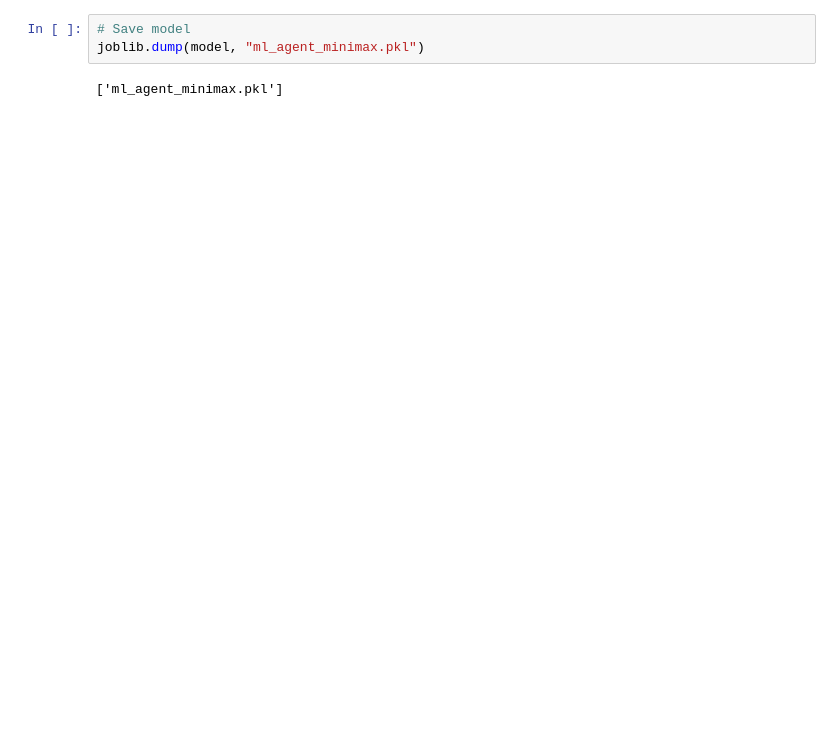
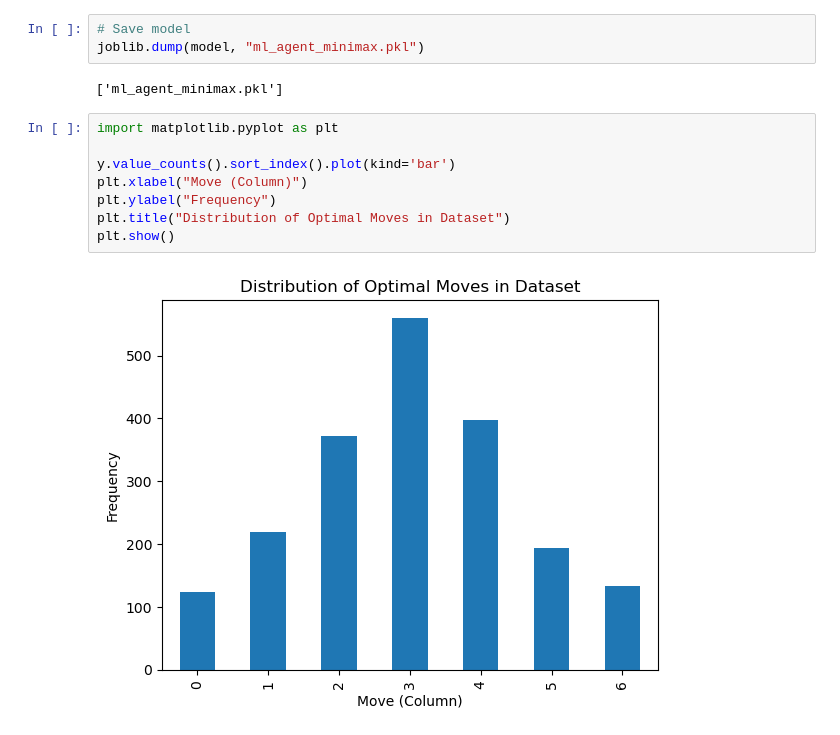
Before and after one commit to Shelly855/connect4-minimax-ml-agent, a Jupyter notebook: train_minimax_model.ipynb, the cells around one changed output. Cells and saved outputs as stored; diff of their text form; blank space fills up the shorter version.

```diff
--- a/train_minimax_model.ipynb
+++ b/train_minimax_model.ipynb
@@ -45,3 +47,13 @@ Model accuracy: 30.50%
 joblib.dump(model, "ml_agent_minimax.pkl")
 # %% [output]
 ['ml_agent_minimax.pkl']
+# %%
+import matplotlib.pyplot as plt
+
+y.value_counts().sort_index().plot(kind='bar')
+plt.xlabel("Move (Column)")
+plt.ylabel("Frequency")
+plt.title("Distribution of Optimal Moves in Dataset")
+plt.show()
+# %% [output]
+[figure, added]
```
Also changed, not shown: parts of 4 cells of this notebook, 3 other files.
